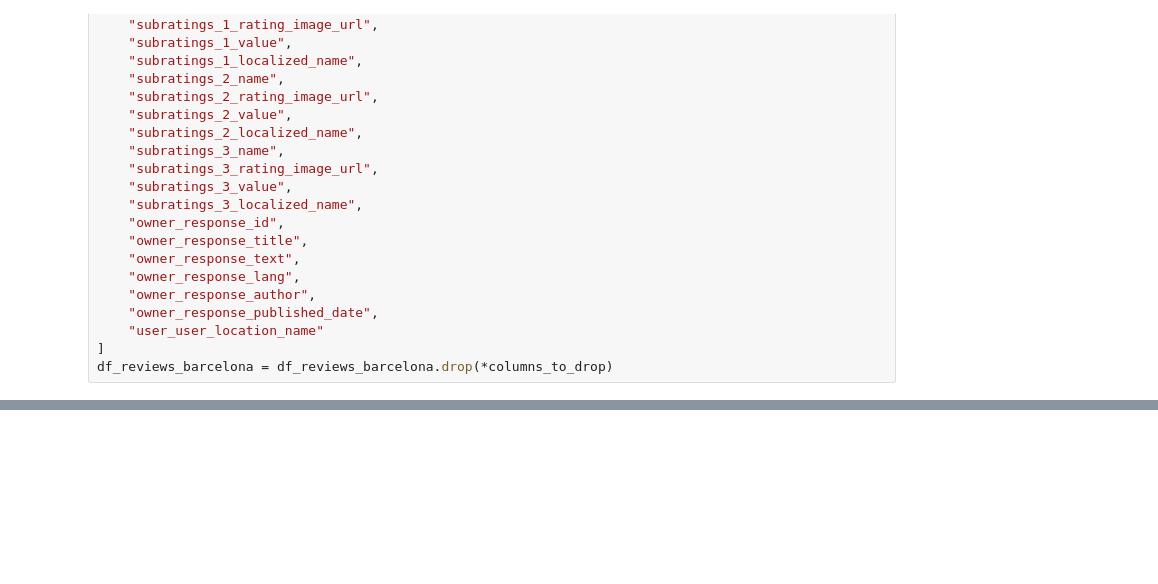
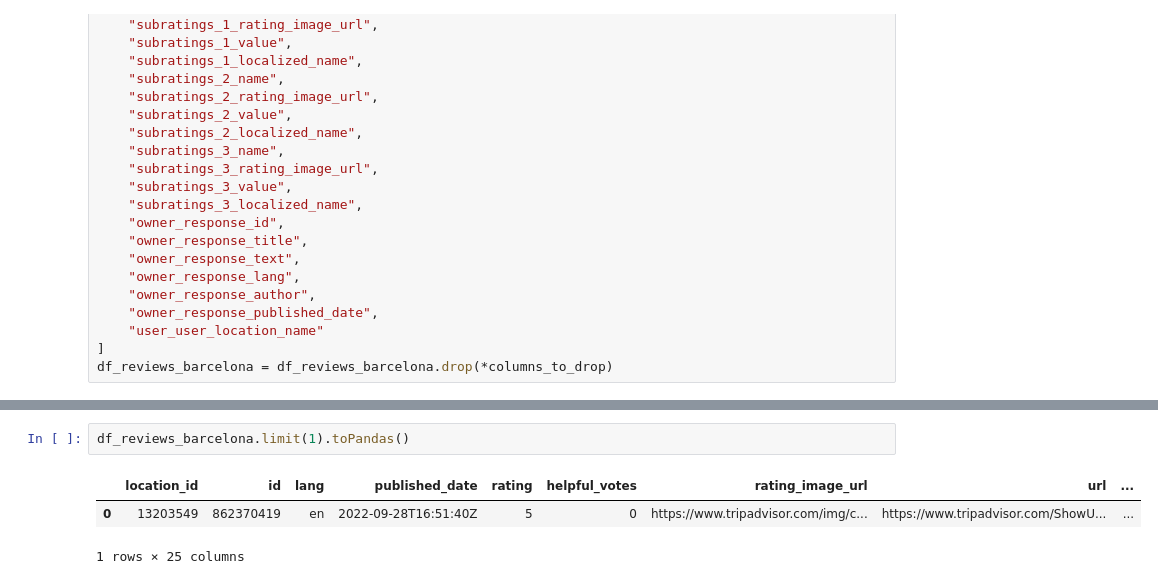
Before and after one commit to elenaalegret/Semantic_Data_Management-AI, a Jupyter notebook: data_quality_pipeline/DataQualityPipeline.ipynb, the cells around one changed output, grey strips where cells are left out. Cells and saved outputs as stored; diff of their text form; blank space fills up the shorter version.

```diff
--- a/data_quality_pipeline/DataQualityPipeline.ipynb
+++ b/data_quality_pipeline/DataQualityPipeline.ipynb
@@ -1054,3 +1227,9 @@ jajajaj
+# %%
+df_reviews_barcelona.limit(1).toPandas()
+# %% [output]
+|  | location_id | id | lang | published_date | rating | helpful_votes | rating_image_url | url | ... |
+| 0 | 13203549 | 862370419 | en | 2022-09-28T16:51:40Z | 5 | 0 | https://www.tripadvisor.com/img/c... | https://www.tripadvisor.com/ShowU... | ... |
+1 rows × 25 columns
 # %%
 ## Prepare the DuckDB connection
 con = duckdb.connect(database='./../data/trusted_zone/barcelona_processed.db', read_only=False)
```
Also changed, not shown: parts of 32 cells of this notebook, 12 other files.
